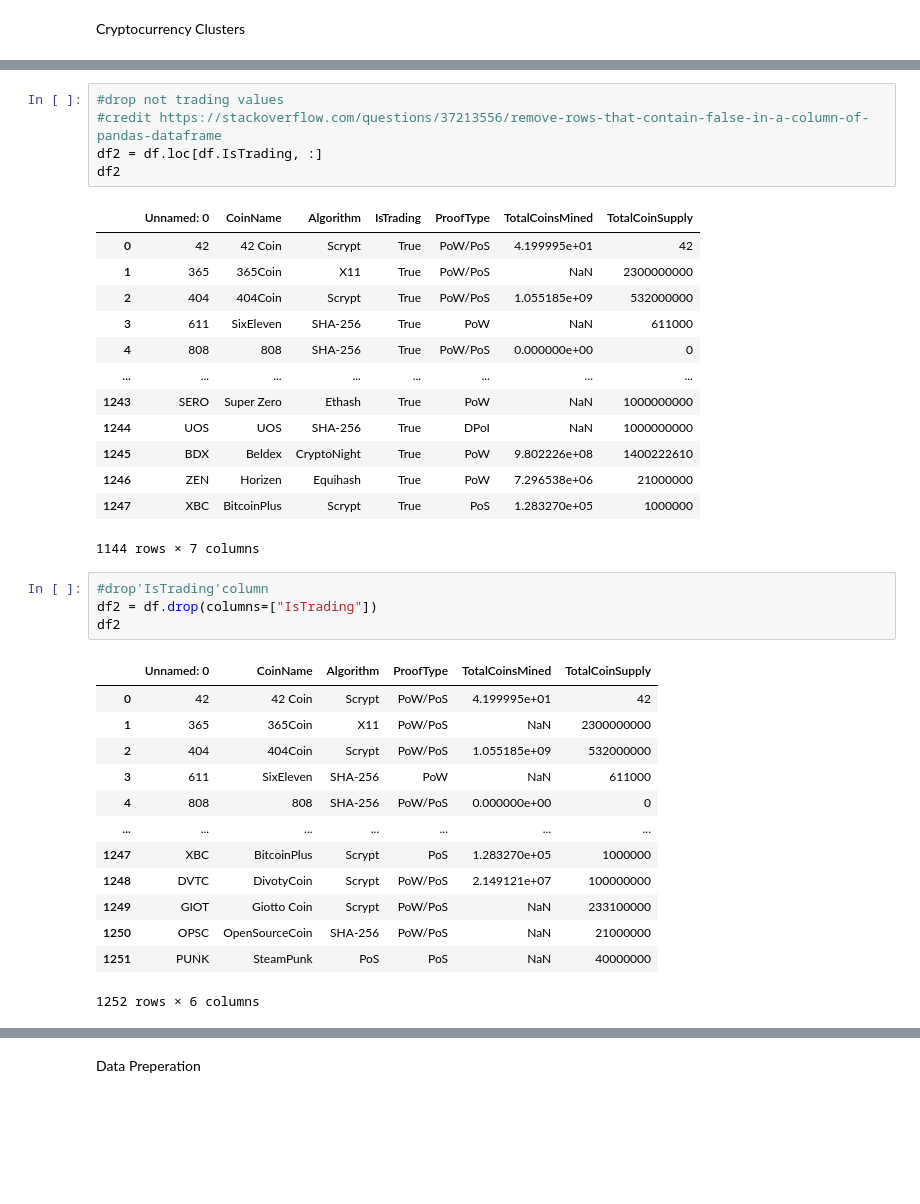
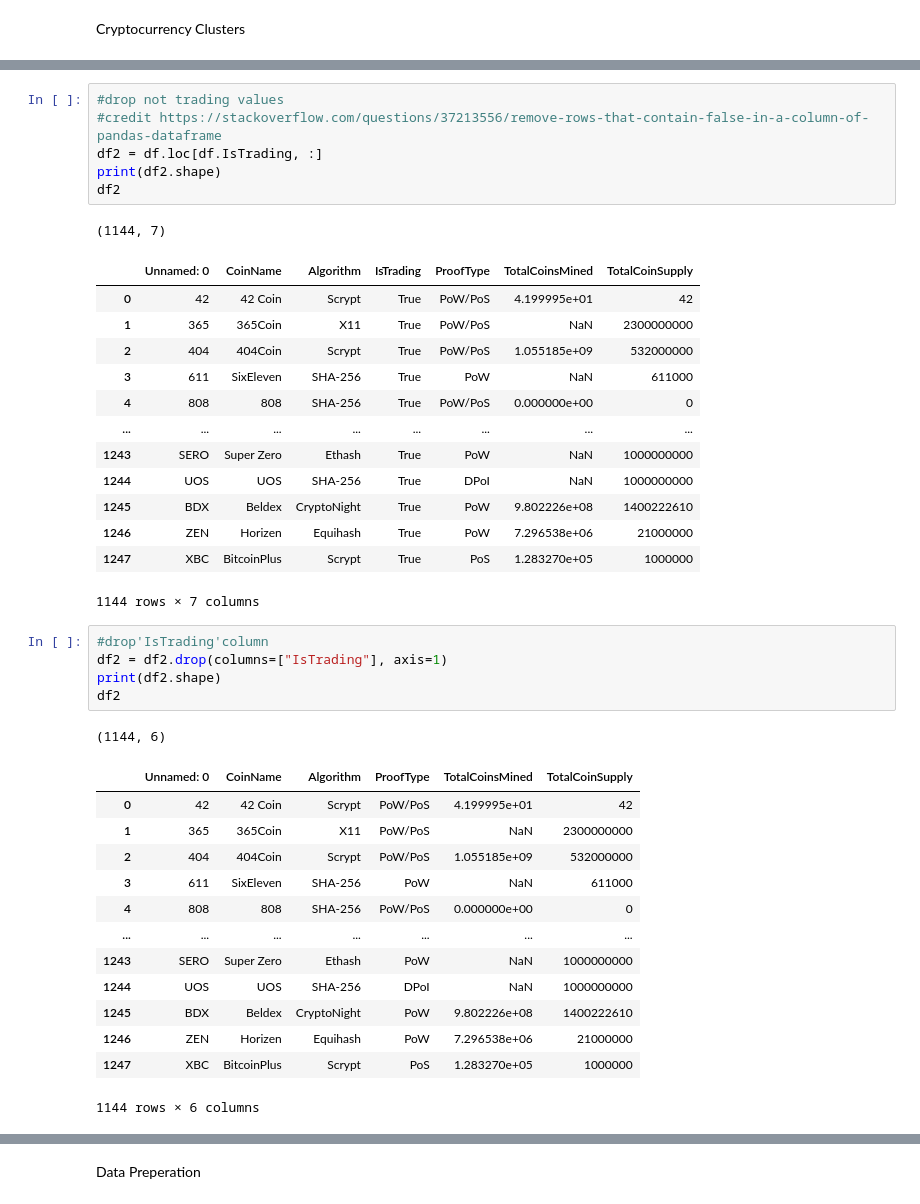
Before and after one commit to abednarz210/Machine_Learning_Unsupervised, a Jupyter notebook: Crypto_Currency .ipynb, the cells around one changed output, grey strips where cells are left out. Cells and saved outputs as stored; diff of their text form; blank space fills up the shorter version.

```diff
--- a/Crypto_Currency .ipynb
+++ b/Crypto_Currency .ipynb
@@ -32,8 +34,10 @@ df
 #drop not trading values
 #credit https://stackoverflow.com/questions/37213556/remove-rows-that-contain-false-in-a-column-of-pandas-dataframe
 df2 = df.loc[df.IsTrading, :]
+print(df2.shape)
 df2
 # %% [output]
+(1144, 7)
 |  | Unnamed: 0 | CoinName | Algorithm | IsTrading | ProofType | TotalCoinsMined | TotalCoinSupply |
 | 0 | 42 | 42 Coin | Scrypt | True | PoW/PoS | 4.199995e+01 | 42 |
 | 1 | 365 | 365Coin | X11 | True | PoW/PoS | NaN | 2300000000 |
@@ -46,25 +50,27 @@ df2
 | 1245 | BDX | Beldex | CryptoNight | True | PoW | 9.802226e+08 | 1400222610 |
 | 1246 | ZEN | Horizen | Equihash | True | PoW | 7.296538e+06 | 21000000 |
 | 1247 | XBC | BitcoinPlus | Scrypt | True | PoS | 1.283270e+05 | 1000000 |
-1144 rows × 7 columns
+1144 rows × 7 columns
 # %%
 #drop'IsTrading'column
-df2 = df.drop(columns=["IsTrading"])
+df2 = df2.drop(columns=["IsTrading"], axis=1)
+print(df2.shape)
 df2
 # %% [output]
+(1144, 6)
 |  | Unnamed: 0 | CoinName | Algorithm | ProofType | TotalCoinsMined | TotalCoinSupply |
 | 0 | 42 | 42 Coin | Scrypt | PoW/PoS | 4.199995e+01 | 42 |
 | 1 | 365 | 365Coin | X11 | PoW/PoS | NaN | 2300000000 |
 | 2 | 404 | 404Coin | Scrypt | PoW/PoS | 1.055185e+09 | 532000000 |
 | 3 | 611 | SixEleven | SHA-256 | PoW | NaN | 611000 |
 | 4 | 808 | 808 | SHA-256 | PoW/PoS | 0.000000e+00 | 0 |
 | ... | ... | ... | ... | ... | ... | ... |
+| 1243 | SERO | Super Zero | Ethash | PoW | NaN | 1000000000 |
+| 1244 | UOS | UOS | SHA-256 | DPoI | NaN | 1000000000 |
+| 1245 | BDX | Beldex | CryptoNight | PoW | 9.802226e+08 | 1400222610 |
+| 1246 | ZEN | Horizen | Equihash | PoW | 7.296538e+06 | 21000000 |
 | 1247 | XBC | BitcoinPlus | Scrypt | PoS | 1.283270e+05 | 1000000 |
-| 1248 | DVTC | DivotyCoin | Scrypt | PoW/PoS | 2.149121e+07 | 100000000 |
-| 1249 | GIOT | Giotto Coin | Scrypt | PoW/PoS | NaN | 233100000 |
-| 1250 | OPSC | OpenSourceCoin | SHA-256 | PoW/PoS | NaN | 21000000 |
-| 1251 | PUNK | SteamPunk | PoS | PoS | NaN | 40000000 |
-1252 rows × 6 columns
+1144 rows × 6 columns
 # %%
 # Find and remove null values
 #credit- https://www.journaldev.com/33492/pandas-dropna-drop-null-na-values-from-dataframe
```
Also changed, not shown: parts of 7 cells of this notebook.
